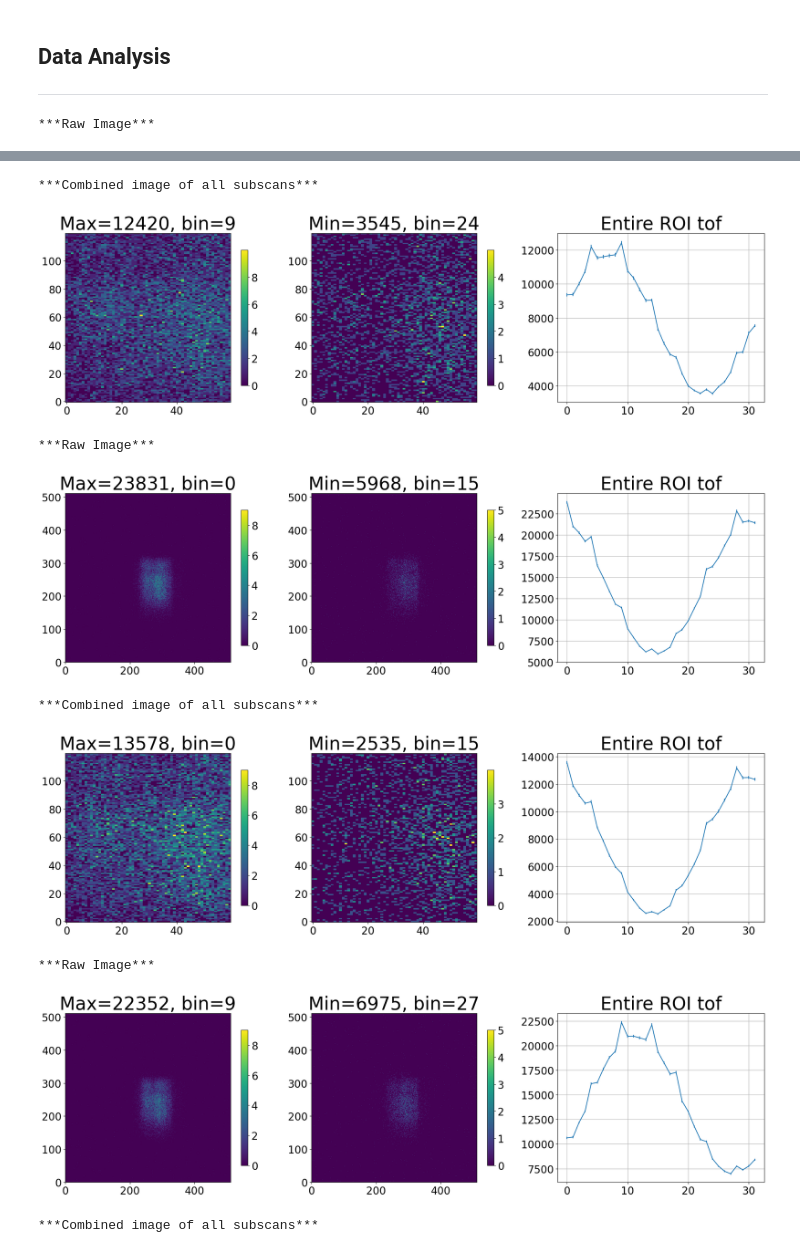
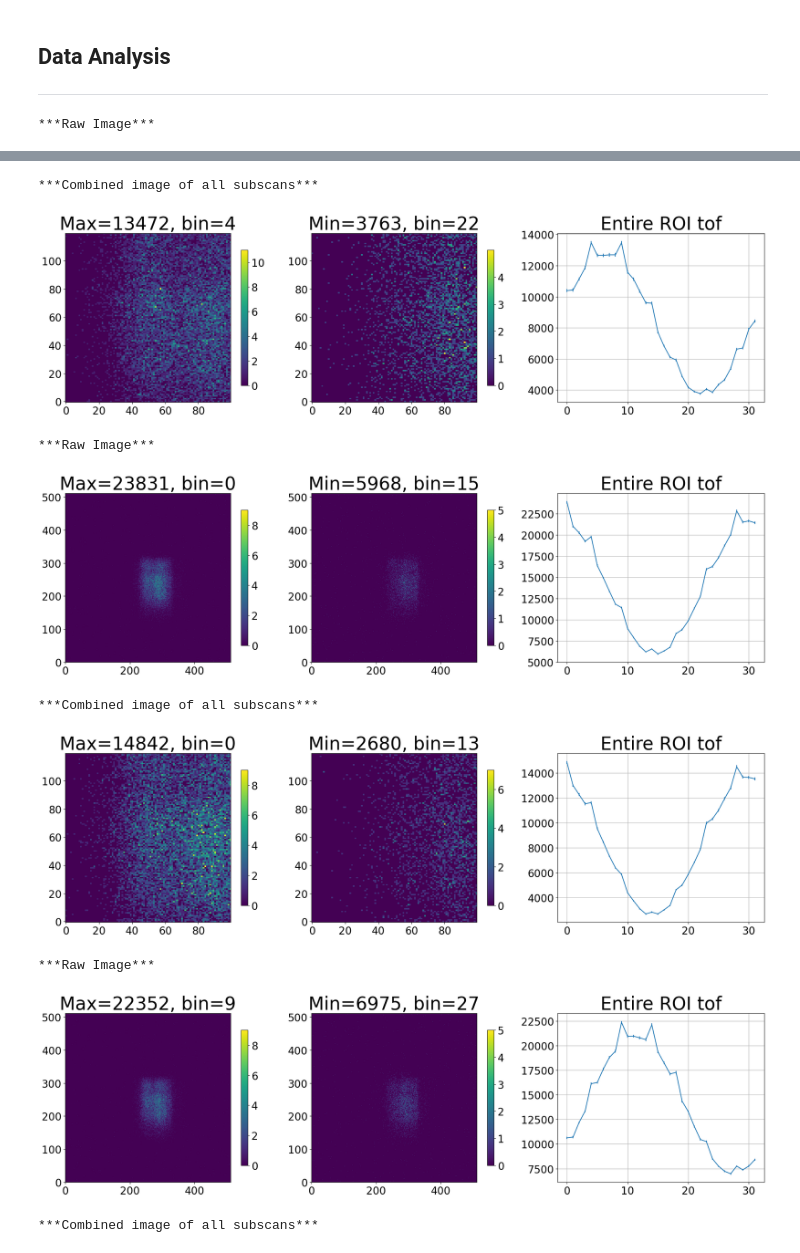
Before and after one commit to srmck/MIEZE-503, a Jupyter notebook: MIEZE_reduction.ipynb, the cells around one changed output, grey strips where cells are left out. Cells and saved outputs as stored; diff of their text form; code cells hidden in the pictures.

```diff
--- a/MIEZE_reduction.ipynb
+++ b/MIEZE_reduction.ipynb
@@ -301,19 +334,19 @@ Modulation frequency: 30 kHz
 ## Data Analysis
 ***
 # %%
-Rx,Ry = (240,300),(180,300)
+Rx,Ry = (200,300),(180,300)
 im90 = new_reduce(90,print_raw=True,print_summed=True,ROI_x=Rx,ROI_y=Ry,direct=DEFAULT_DIRECT)
 im91 = new_reduce(91,print_raw=True,print_summed=True,ROI_x=Rx,ROI_y=Ry,direct=DEFAULT_DIRECT)
 im92 = new_reduce(92,print_raw=True,print_summed=True,ROI_x=Rx,ROI_y=Ry,direct=DEFAULT_DIRECT)
 # %% [output]
 ***Raw Image***
 [figure]
 ***Combined image of all subscans***
-[figure, old version]
+[figure, new version]
 ***Raw Image***
 [figure]
 ***Combined image of all subscans***
-[figure, old version]
+[figure, new version]
 ***Raw Image***
 [figure]
 ***Combined image of all subscans***
```
Also changed, not shown: parts of 6 cells of this notebook.
